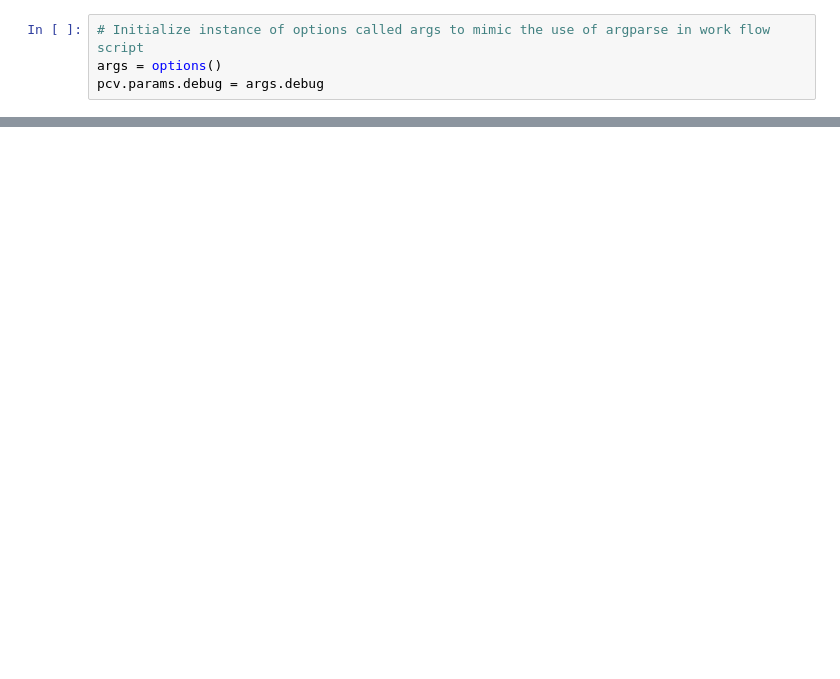
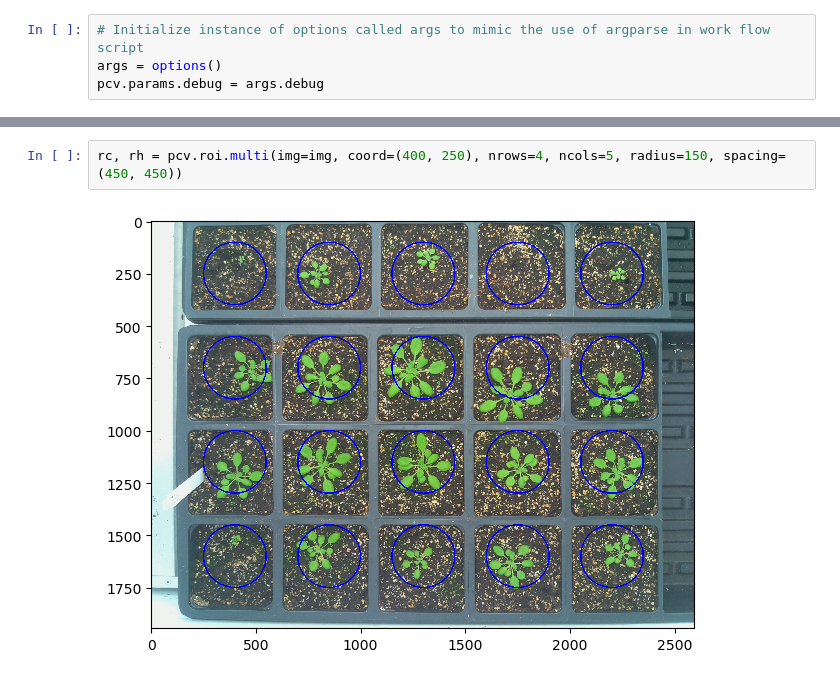
Before and after one commit to nfahlgren/shared_jupyter_notebooks, a Jupyter notebook: arabidopsis-multiplant.ipynb, the cells around one changed output, grey strips where cells are left out. Drawn from its saved outputs; the diff is of its cells as text; blank space fills up the shorter version.

```diff
--- a/arabidopsis-multiplant.ipynb
+++ b/arabidopsis-multiplant.ipynb
@@ -84,0 +54,4 @@ for cluster in clusters:
+# %%
+rc, rh = pcv.roi.multi(img=img, coord=(400, 250), nrows=4, ncols=5, radius=150, spacing=(450, 450))
+# %% [output]
+[figure, added]
```
Also changed, not shown: parts of 11 cells of this notebook.
